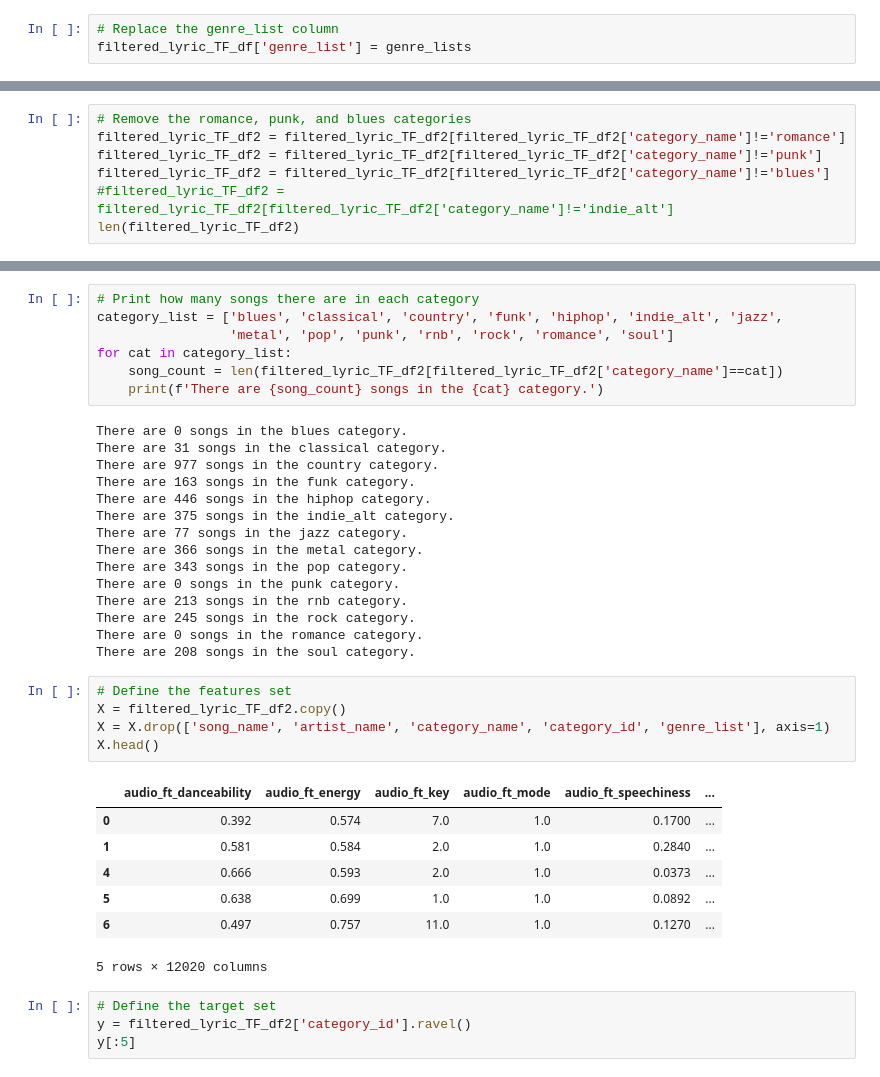
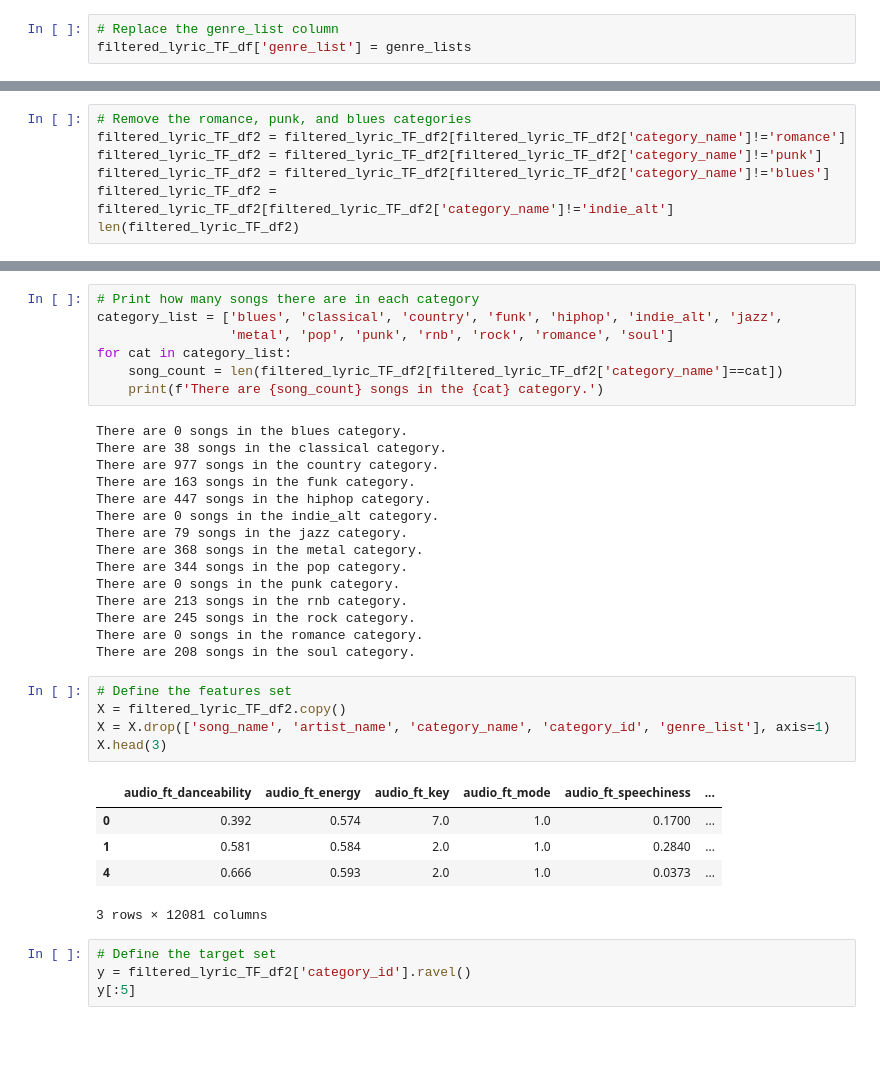
Before and after one commit to hannahkidwell/NLP-Spotify-Genres, a Jupyter notebook: Notebooks/random_forest_models/smoteenn_rf_model.ipynb, the cells around one changed output, grey strips where cells are left out. Drawn from its saved outputs; the diff is of its cells as text; blank space fills up the shorter version.

```diff
--- a/Notebooks/random_forest_models/smoteenn_rf_model.ipynb
+++ b/Notebooks/random_forest_models/smoteenn_rf_model.ipynb
@@ -190,6 +179,6 @@ Run time: 0.3242759704589844 seconds
 filtered_lyric_TF_df2 = filtered_lyric_TF_df2[filtered_lyric_TF_df2['category_name']!='romance']
 filtered_lyric_TF_df2 = filtered_lyric_TF_df2[filtered_lyric_TF_df2['category_name']!='punk']
 filtered_lyric_TF_df2 = filtered_lyric_TF_df2[filtered_lyric_TF_df2['category_name']!='blues']
-#filtered_lyric_TF_df2 = filtered_lyric_TF_df2[filtered_lyric_TF_df2['category_name']!='indie_alt']
+filtered_lyric_TF_df2 = filtered_lyric_TF_df2[filtered_lyric_TF_df2['category_name']!='indie_alt']
 len(filtered_lyric_TF_df2)
 # %% [output]
@@ -203,14 +192,14 @@ for cat in category_list:
     print(f'There are {song_count} songs in the {cat} category.')
 # %% [output]
 There are 0 songs in the blues category.
-There are 31 songs in the classical category.
+There are 38 songs in the classical category.
 There are 977 songs in the country category.
 There are 163 songs in the funk category.
-There are 446 songs in the hiphop category.
-There are 375 songs in the indie_alt category.
-There are 77 songs in the jazz category.
-There are 366 songs in the metal category.
-There are 343 songs in the pop category.
+There are 447 songs in the hiphop category.
+There are 0 songs in the indie_alt category.
+There are 79 songs in the jazz category.
+There are 368 songs in the metal category.
+There are 344 songs in the pop category.
 There are 0 songs in the punk category.
 There are 213 songs in the rnb category.
 There are 245 songs in the rock category.
@@ -219,16 +208,14 @@ There are 208 songs in the soul category.
 # %%
 # Define the features set
 X = filtered_lyric_TF_df2.copy()
 X = X.drop(['song_name', 'artist_name', 'category_name', 'category_id', 'genre_list'], axis=1)
-X.head()
+X.head(3)
 # %% [output]
 |  | audio_ft_danceability | audio_ft_energy | audio_ft_key | audio_ft_mode | audio_ft_speechiness | ... |
 | 0 | 0.392 | 0.574 | 7.0 | 1.0 | 0.1700 | ... |
 | 1 | 0.581 | 0.584 | 2.0 | 1.0 | 0.2840 | ... |
 | 4 | 0.666 | 0.593 | 2.0 | 1.0 | 0.0373 | ... |
-| 5 | 0.638 | 0.699 | 1.0 | 1.0 | 0.0892 | ... |
-| 6 | 0.497 | 0.757 | 11.0 | 1.0 | 0.1270 | ... |
-5 rows × 12020 columns
+3 rows × 12081 columns
 # %%
 # Define the target set
 y = filtered_lyric_TF_df2['category_id'].ravel()
```
Also changed, not shown: parts of 20 cells of this notebook, 4 other files.
